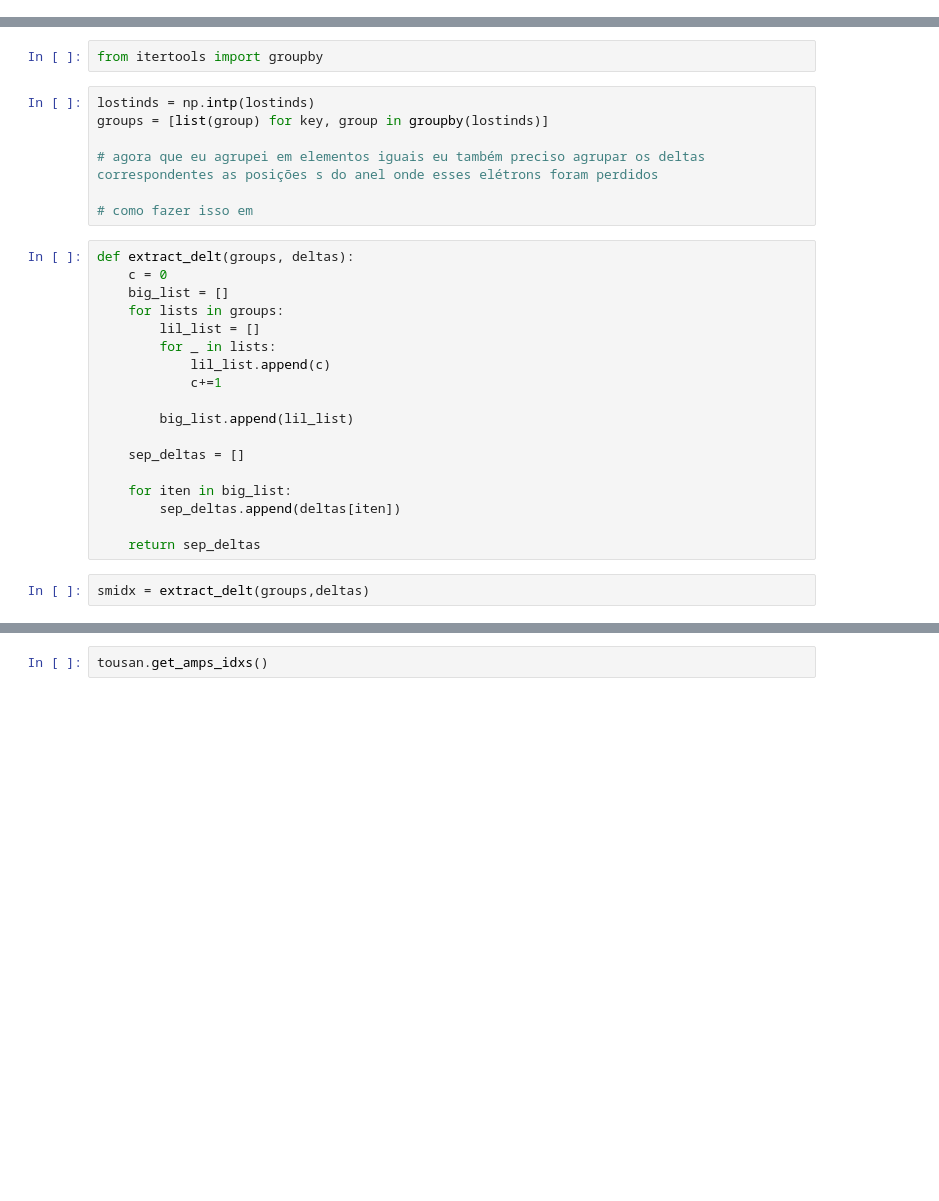
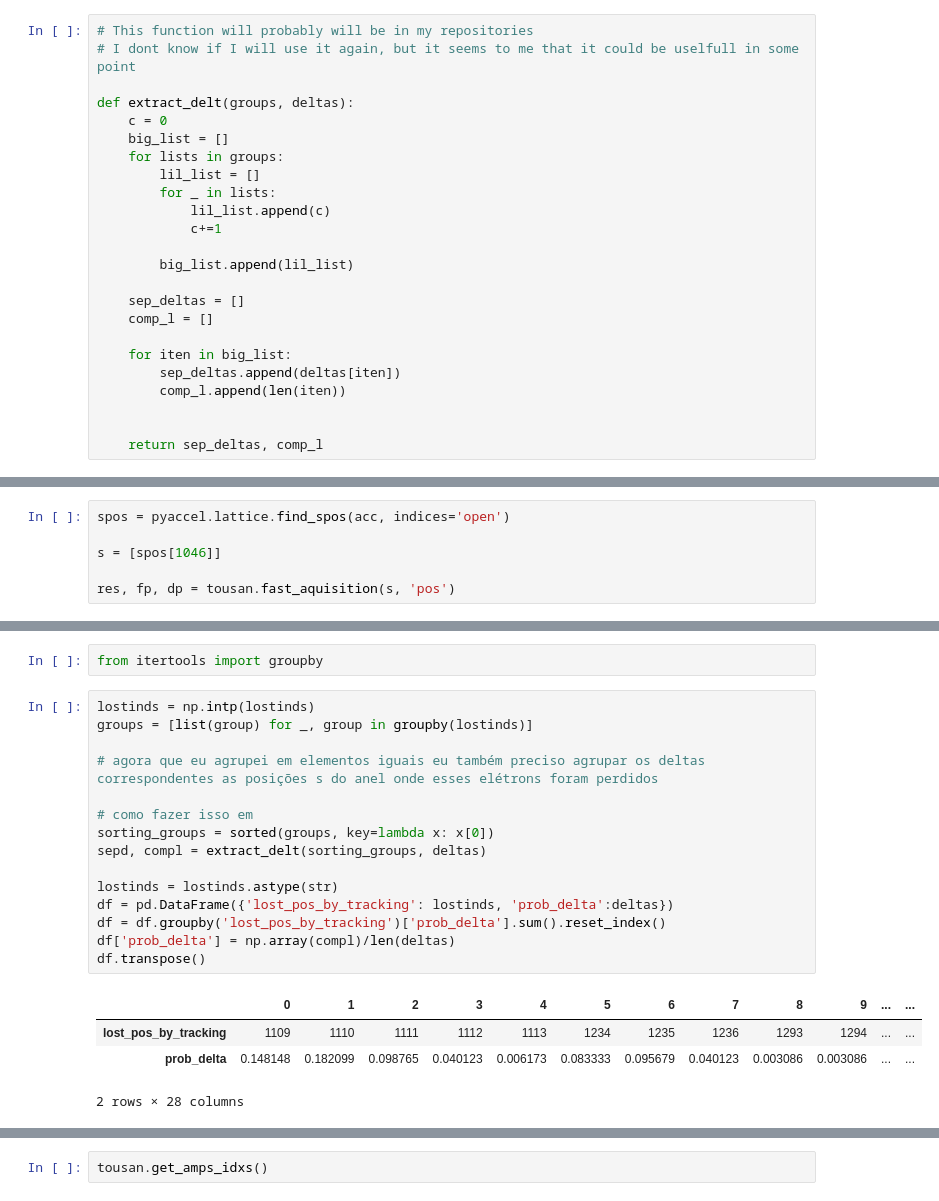
Before and after one commit to thaleseqb/meus_programas, a Jupyter notebook: testing_lifetime.ipynb, the cells around one changed output, grey strips where cells are left out. Drawn from its saved outputs; the diff is of its cells as text; blank space fills up the shorter version.

Commit message:
adicionando calculo da prob. e tentando consertar f_func

```diff
--- a/testing_lifetime.ipynb
+++ b/testing_lifetime.ipynb
@@ -13,6 +9,30 @@ import pandas as pd
 import touschek_pack.functions as tousfunc
 # %%
 import touschek_pack.Classes as tousclass
+# %%
+# This function will probably will be in my repositories
+# I dont know if I will use it again, but it seems to me that it could be uselfull in some point
+
+def extract_delt(groups, deltas):
+    c = 0
+    big_list = []
+    for lists in groups:
+        lil_list = []
+        for _ in lists:
+            lil_list.append(c)
+            c+=1
+
+        big_list.append(lil_list)
+
+    sep_deltas = []
+    comp_l = []
+
+    for iten in big_list:
+        sep_deltas.append(deltas[iten])
+        comp_l.append(len(iten))
+
+
+    return sep_deltas, comp_l
 # %%
 acc = pymodels.si.create_accelerator()
 acc = pymodels.si.fitted_models.vertical_dispersion_and_coupling(acc)
@@ -28,3 +42,9 @@ scalc, daccp, daccn = get_sc
+# %%
+spos = pyaccel.lattice.find_spos(acc, indices='open')
+
+s = [spos[1046]]
+
+res, fp, dp = tousan.fast_aquisition(s, 'pos')
 # %%
 acc = pymodels.si.create_accelerator()
 acc = pymodels.si.fitted_models.vertical_dispersion_and_coupling(acc)
@@ -71,28 +91,21 @@ interv_delta_tracking = np.linspace(deltas[0], deltas[-1], step)
 from itertools import groupby
 # %%
 lostinds = np.intp(lostinds)
-groups = [list(group) for key, group in groupby(lostinds)]
+groups = [list(group) for _, group in groupby(lostinds)]
 
 # agora que eu agrupei em elementos iguais eu também preciso agrupar os deltas correspondentes as posições s do anel onde esses elétrons foram perdidos
 
 # como fazer isso em
+sorting_groups = sorted(groups, key=lambda x: x[0])
+sepd, compl = extract_delt(sorting_groups, deltas)
+
+lostinds = lostinds.astype(str)
+df = pd.DataFrame({'lost_pos_by_tracking': lostinds, 'prob_delta':deltas})
+df = df.groupby('lost_pos_by_tracking')['prob_delta'].sum().reset_index()
+df['prob_delta'] = np.array(compl)/len(deltas)
+df.transpose()
+# %% [output]
+|  | 0 | 1 | 2 | 3 | 4 | 5 | 6 | 7 | 8 | 9 | ... | ... |
+| lost_pos_by_tracking | 1109 | 1110 | 1111 | 1112 | 1113 | 1234 | 1235 | 1236 | 1293 | 1294 | ... | ... |
+| prob_delta | 0.148148 | 0.182099 | 0.098765 | 0.040123 | 0.006173 | 0.083333 | 0.095679 | 0.040123 | 0.003086 | 0.003086 | ... | ... |
+2 rows × 28 columns
-# %%
-def extract_delt(groups, deltas):
-    c = 0
-    big_list = []
-    for lists in groups:
-        lil_list = []
-        for _ in lists:
-            lil_list.append(c)
-            c+=1
-
-        big_list.append(lil_list)
-
-    sep_deltas = []
-
-    for iten in big_list:
-        sep_deltas.append(deltas[iten])
-
-    return sep_deltas
-# %%
-smidx = extract_delt(groups,deltas)
```
Also changed, not shown: parts of 21 cells of this notebook.
